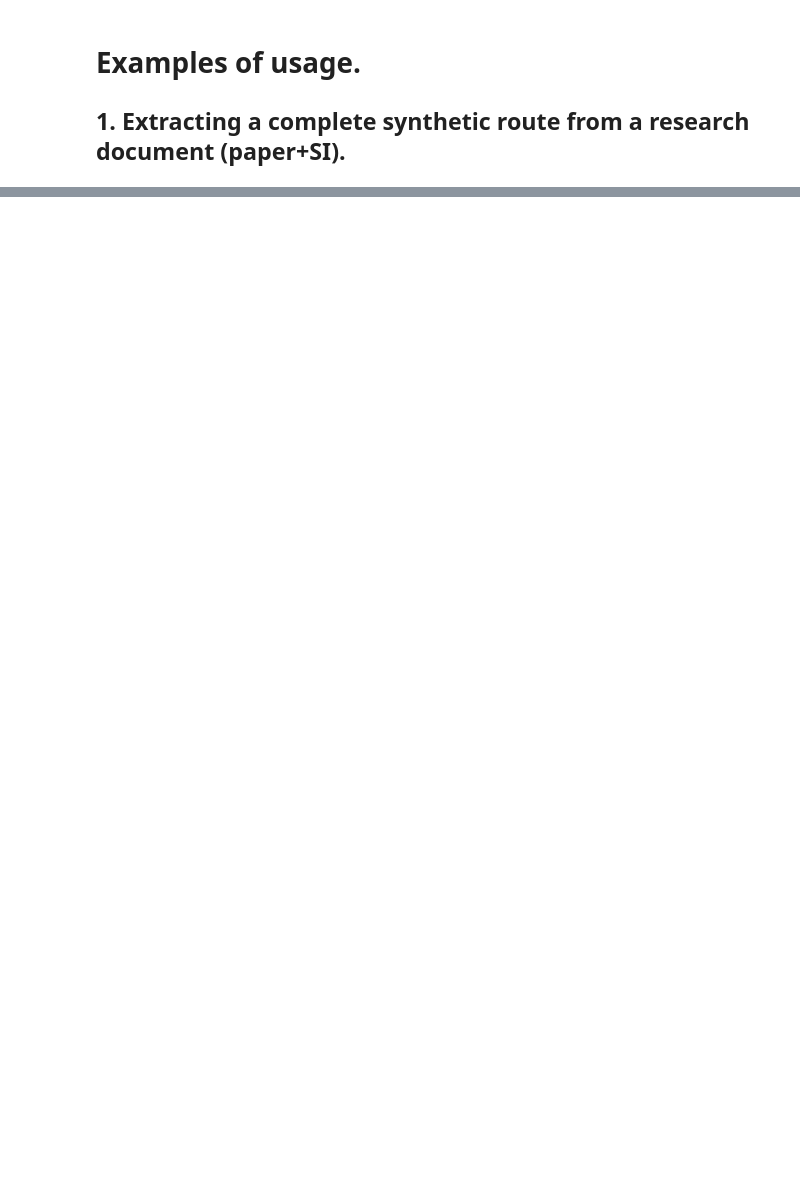
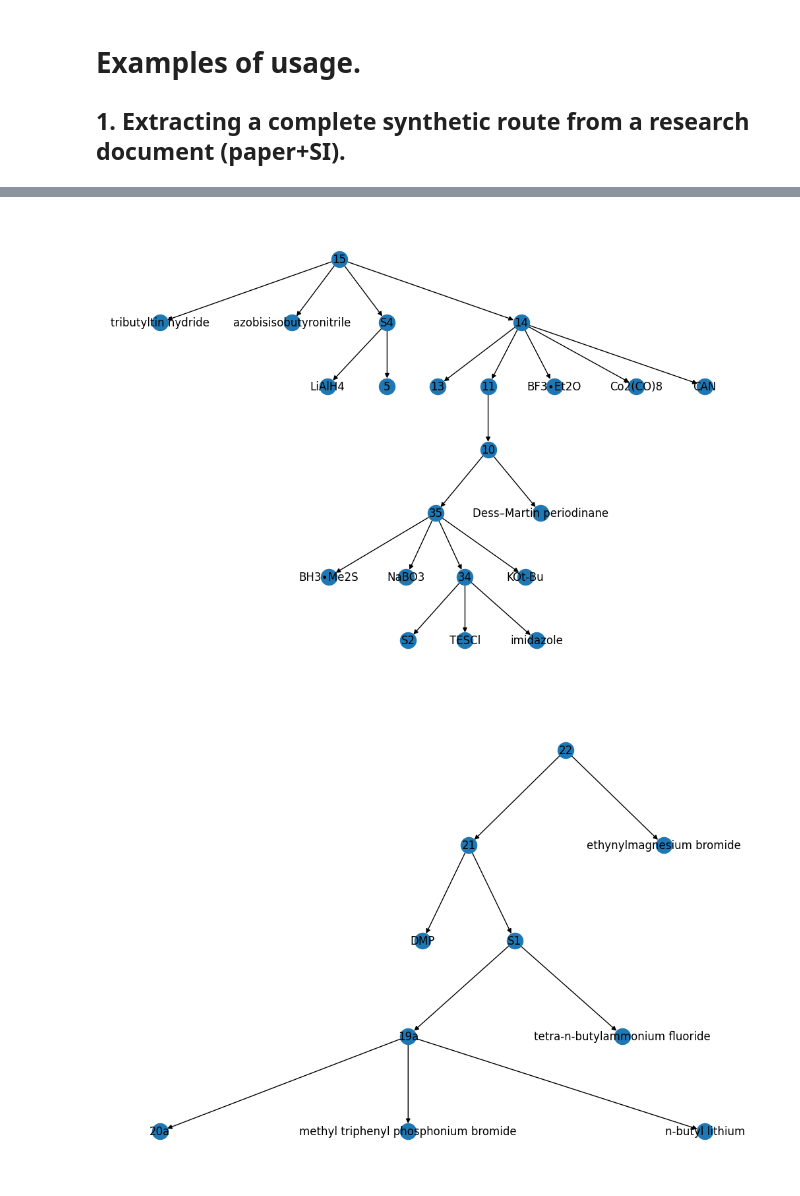
Before and after one commit to schwallergroup/gosybench, a Jupyter notebook: notebooks/examples/full_paper_extraction.ipynb, the cells around one changed output, grey strips where cells are left out. Saved outputs shown, nothing was run; the diff lists cells and outputs as text; code cells hidden in the pictures; blank space fills up the shorter version.

```diff
--- a/notebooks/examples/full_paper_extraction.ipynb
+++ b/notebooks/examples/full_paper_extraction.ipynb
@@ -30,12 +26,18 @@ dspy.settings.configure(lm=language_model)
 
 paper_src = "../data/1c10539"
 tree = SynthTree.from_dir(paper_src)
+
+# Define the extractor
+from jasyntho.extract import Extractor
+tree.rxn_extract = Extractor('rxn_setup', model=model)
 # %%
 # 2. Extract products list from original tree object (extract_rss)
 
-# tree.raw_prods = await tree.extract_rss()
-# tree.products = [p for p in tree.raw_prods if not p.isempty()]
+# tree.raw_prods = await tree.async_extract_rss()
+tree.raw_prods = tree.extract_rss()
+tree.products = [p for p in tree.raw_prods if not p.isempty()]
 
-with open(os.path.join(paper_src, "raw_prods_full.tree"), "rb") as f:
-    tree.raw_prods = pickle.load(f)
-    tree.products = [p for p in tree.raw_prods if not p.isempty()]
+# If saved
+# with open(os.path.join(paper_src, "raw_prods_full.tree"), "rb") as f:
+#     tree.raw_prods = pickle.load(f)
+#     tree.products = [p for p in tree.raw_prods if not p.isempty()]
@@ -70,0 +81,9 @@ for g in dt.values():
+# %%
+# 4.1 You can always visualize the extracted trees accessing tree.reachable_subgraphs
+from jasyntho.utils import plot_graphs
+
+dt = tree.reach_subgraphs
+plot_graphs(dt)
+# %% [output]
+[figure, added]
+[figure, added]
```
Also changed, not shown: parts of 9 cells of this notebook, 6 other files.
